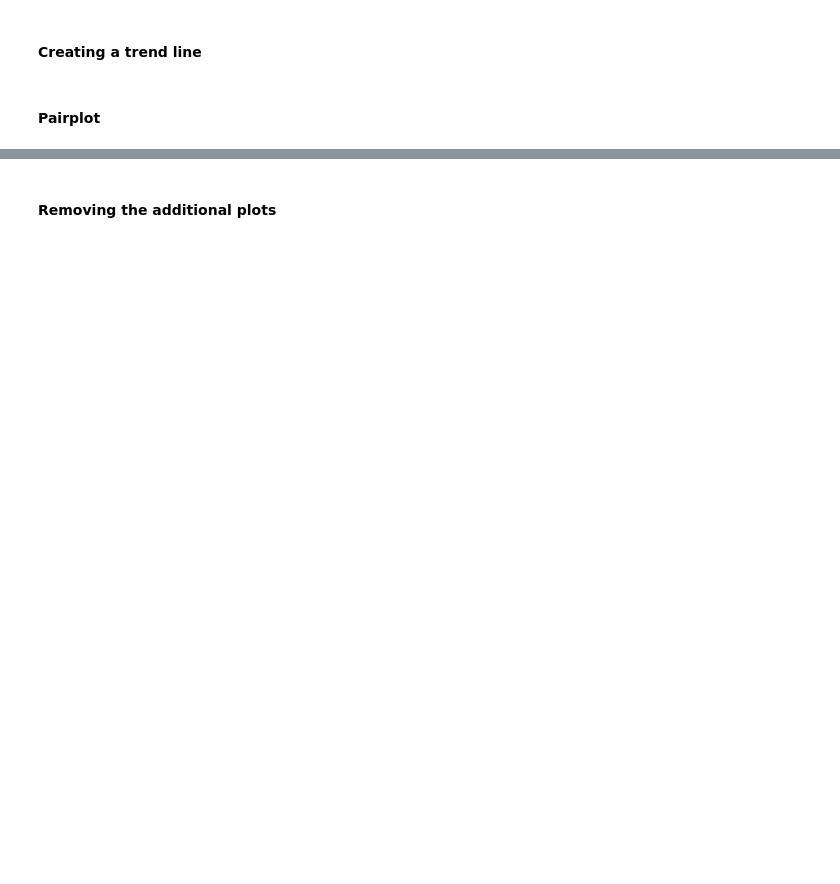
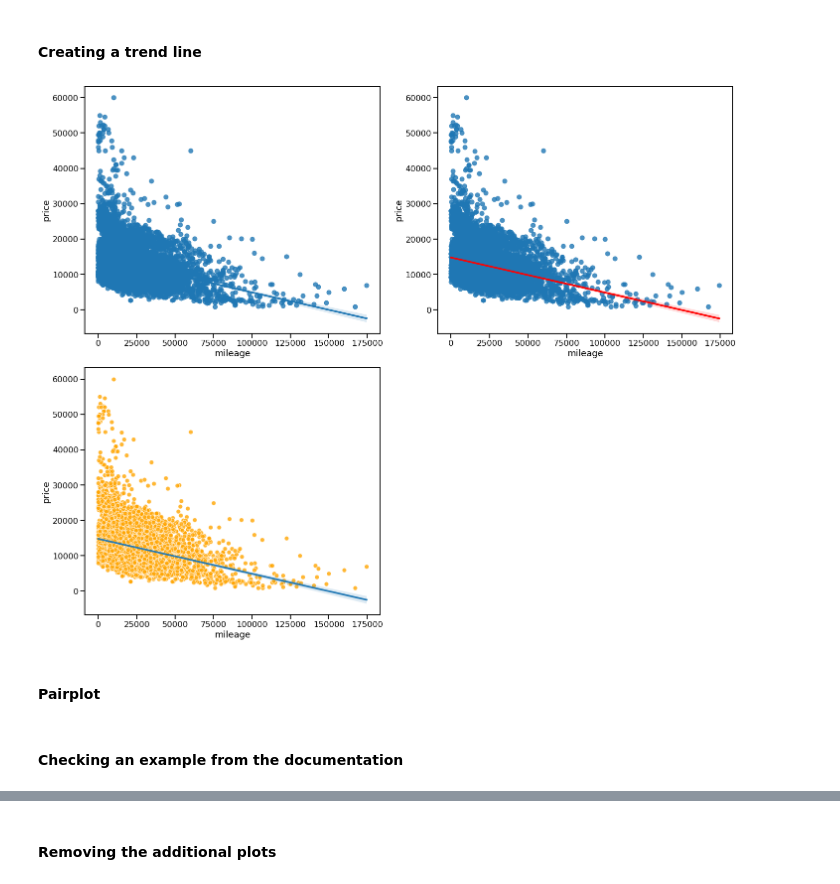
Before and after one commit to SKawsar/Data-Visualization-with-Python, a Jupyter notebook: Lecture_5.ipynb, the cells around one changed output, grey strips where cells are left out. Drawn from its saved outputs; the diff is of its cells as text; code cells hidden in the pictures; blank space fills up the shorter version.

```diff
--- a/Lecture_5.ipynb
+++ b/Lecture_5.ipynb
@@ -39,4 +155,22 @@ sns.set_context('talk')
 # %% [markdown]
 #### Creating a trend line
+# %%
+plt.figure(figsize=(20,16))
+
+plt.subplot(2, 2, 1)
+sns.regplot(x="mileage", y="price", data=df)
+
+plt.subplot(2, 2, 2)
+sns.regplot(x="mileage", y="price", data=df, line_kws={"color":"red"})
+
+plt.subplot(2, 2, 3)
+sns.regplot(x="mileage", y="price", data=df, scatter_kws={"color":"orange", "edgecolor":"white"})
+
+plt.tight_layout()
+plt.show()
+# %% [output]
+[figure, added]
 # %% [markdown]
 #### Pairplot
+# %% [markdown]
+#### Checking an example from the documentation
```
Also changed, not shown: parts of 19 cells of this notebook.
